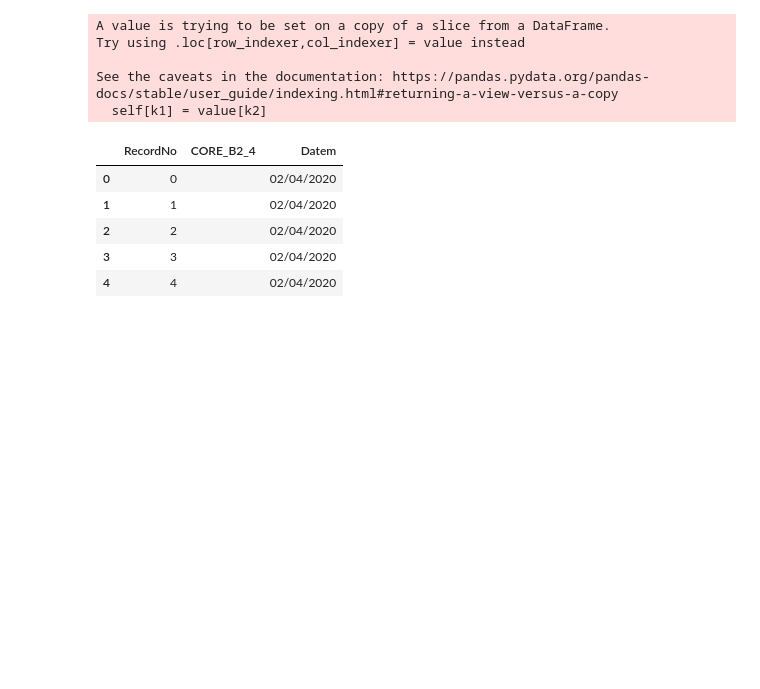
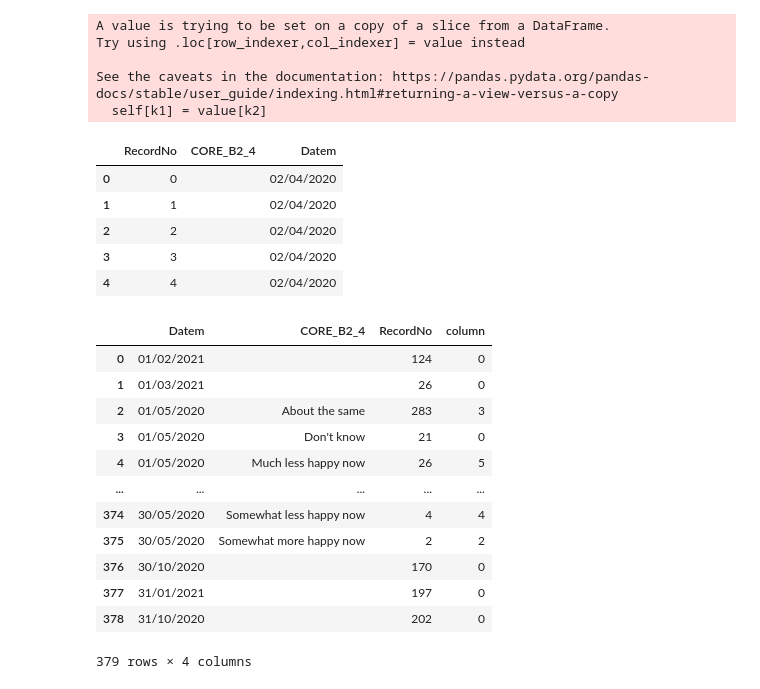
Before and after one commit to thiyagi9/PythonPractises, a Jupyter notebook: EDA_Germany.ipynb, the cells around one changed output. Cells and saved outputs as stored; diff of their text form; code cells hidden in the pictures; blank space fills up the shorter version.

```diff
--- a/EDA_Germany.ipynb
+++ b/EDA_Germany.ipynb
@@ -55,3 +56,7 @@ df1=df[['RecordNo','CORE_B2_4','endtime']]
+# %%
+df1=df[['RecordNo','CORE_B2_4','endtime','WCRex1']]
+
+# WCRex1 : How well or badly do you think the Government are handling the issue of the Coronavirus (COVID-19)?
 # %%
 df1[['Datem','Time']]=df1.endtime.str.split(" ",expand=True)
 
@@ -73,6 +78,44 @@ df2.head()
 | 4 | 4 |  | 02/04/2020 |
 # %%
 df3=df2.groupby(by=['Datem','CORE_B2_4'])['RecordNo'].count().reset_index()
+# %%
+def happy(i):
+
+ switcher={
+
+' ':0,
+
+'Much more happy now':1,
+
+'Somewhat more happy now':2,
+
+'About the same':3,
+
+'Somewhat less happy now':4,
+
+'Much less happy now':5,
+
+
+}
+ return switcher.get(i, "0")
+# %%
+df3['column']=df3['CORE_B2_4'].apply(happy)
+# %%
+df3
+# %% [output]
+|  | Datem | CORE_B2_4 | RecordNo | column |
+| 0 | 01/02/2021 |  | 124 | 0 |
+| 1 | 01/03/2021 |  | 26 | 0 |
+| 2 | 01/05/2020 | About the same | 283 | 3 |
+| 3 | 01/05/2020 | Don't know | 21 | 0 |
+| 4 | 01/05/2020 | Much less happy now | 26 | 5 |
+| ... | ... | ... | ... | ... |
+| 374 | 30/05/2020 | Somewhat less happy now | 4 | 4 |
+| 375 | 30/05/2020 | Somewhat more happy now | 2 | 2 |
+| 376 | 30/10/2020 |  | 170 | 0 |
+| 377 | 31/01/2021 |  | 197 | 0 |
+| 378 | 31/10/2020 |  | 202 | 0 |
+379 rows × 4 columns
 # %%
 from google.colab import files
 
```
Also changed, not shown: parts of 5 cells of this notebook.
